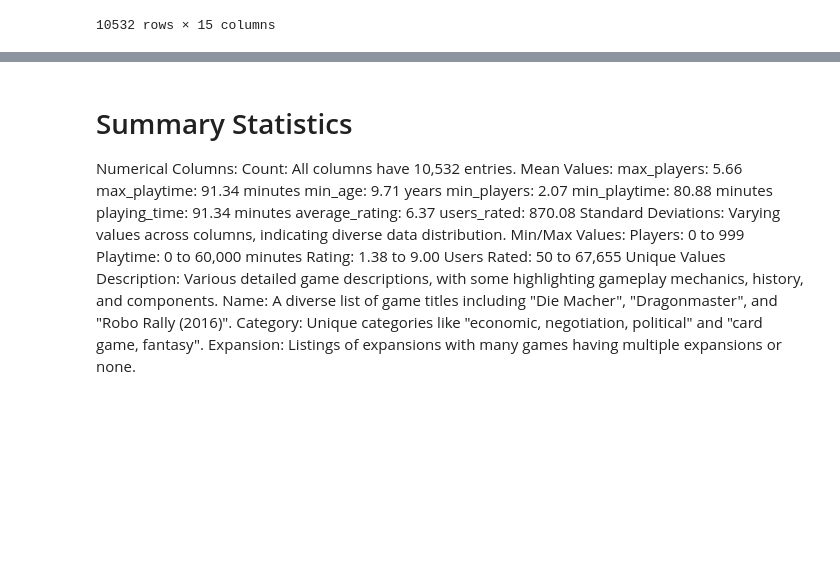
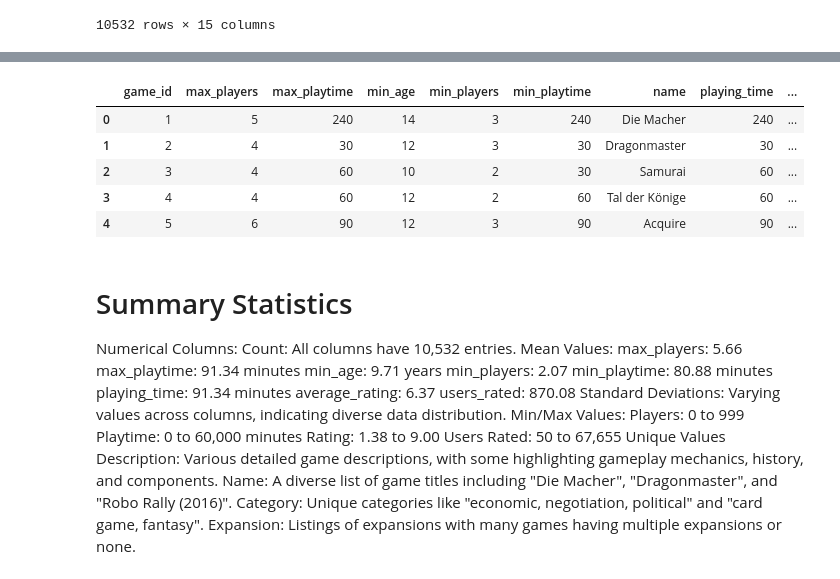
Before and after one commit to GeorgehStalker/project_4group_6, a Jupyter notebook: cleaning.ipynb, the cells around one changed output, grey strips where cells are left out. Saved outputs shown, nothing was run; the diff lists cells and outputs as text; code cells hidden in the pictures; blank space fills up the shorter version.

```diff
--- a/cleaning.ipynb
+++ b/cleaning.ipynb
@@ -322,0 +238,2 @@ df
+# %%
+df['len_description'] = df['description'].apply(lambda x: len(x.split(' ')))
@@ -322,0 +242,11 @@ df
+# %%
+df['description_sentiment'] = df['description'].apply(lambda x: TextBlob(x).sentiment.polarity)
+df.drop(['description'], axis=1, inplace=True)
+df.head()
+# %% [output]
+|  | game_id | max_players | max_playtime | min_age | min_players | min_playtime | name | playing_time | ... |
+| 0 | 1 | 5 | 240 | 14 | 3 | 240 | Die Macher | 240 | ... |
+| 1 | 2 | 4 | 30 | 12 | 3 | 30 | Dragonmaster | 30 | ... |
+| 2 | 3 | 4 | 60 | 10 | 2 | 30 | Samurai | 60 | ... |
+| 3 | 4 | 4 | 60 | 12 | 2 | 60 | Tal der Könige | 60 | ... |
+| 4 | 5 | 6 | 90 | 12 | 3 | 90 | Acquire | 90 | ... |
```
Also changed, not shown: parts of 19 cells of this notebook, 6 other files.
